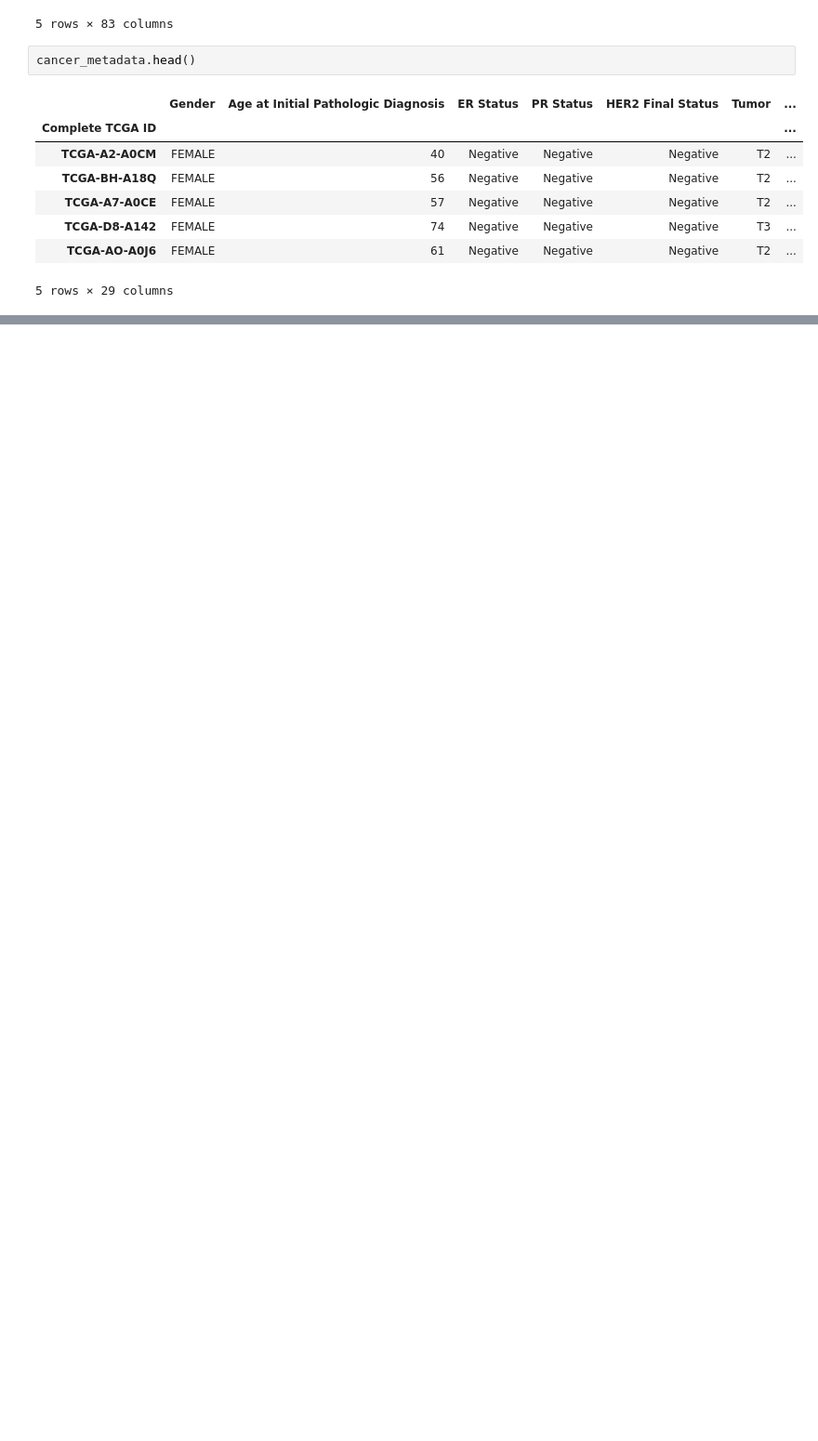
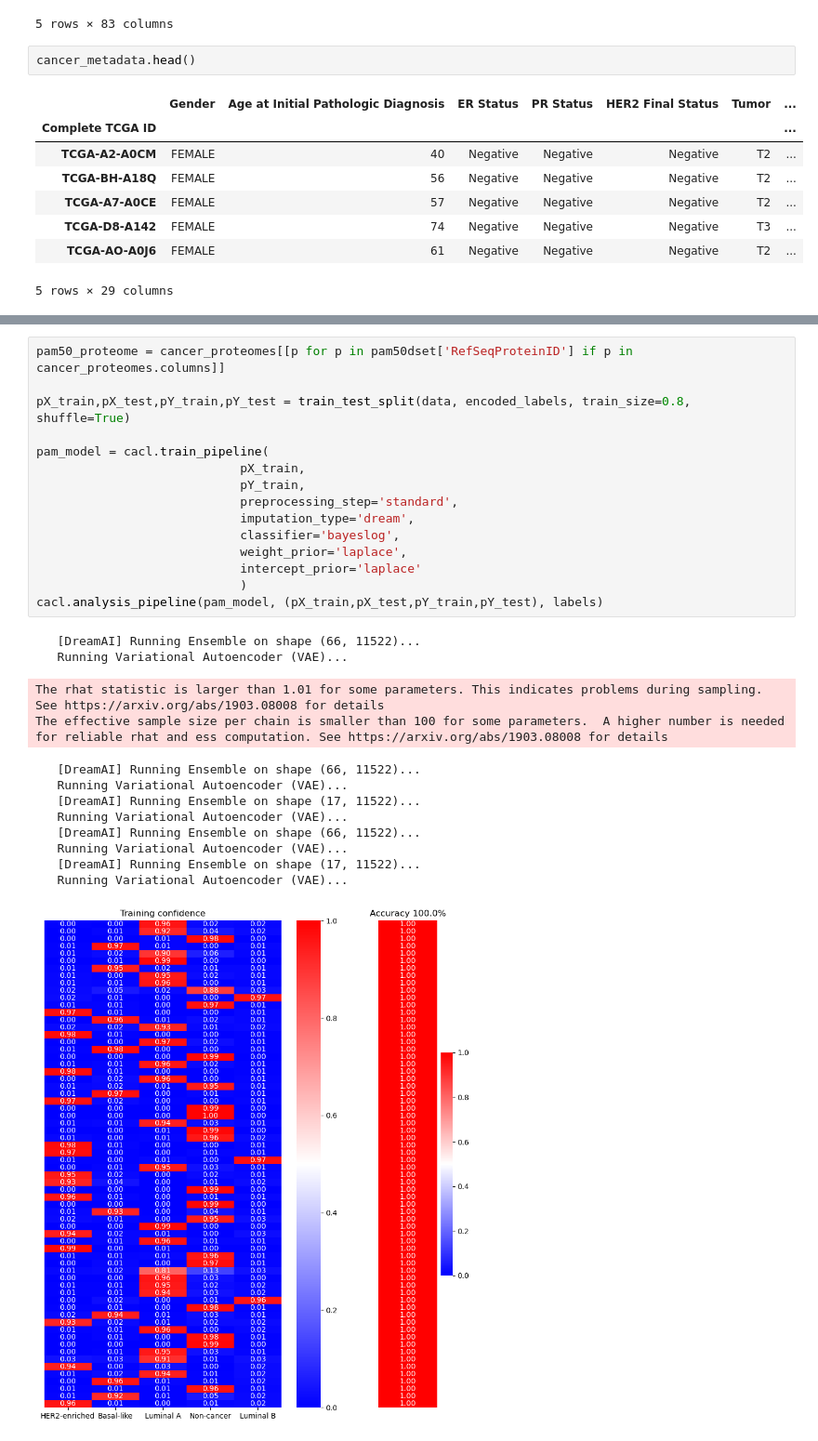
Before and after one commit to ArmandRathgeb/ML-Group-Project, a Jupyter notebook: sample.ipynb, the cells around one changed output, grey strips where cells are left out. Shown at 93% size. Cells and saved outputs as stored; diff of their text form; blank space fills up the shorter version.

```diff
--- a/sample.ipynb
+++ b/sample.ipynb
@@ -112,0 +118,29 @@ df_results = benchmark_methods(
+# %%
+pam50_proteome = cancer_proteomes[[p for p in pam50dset['RefSeqProteinID'] if p in cancer_proteomes.columns]]
+
+pX_train,pX_test,pY_train,pY_test = train_test_split(data, encoded_labels, train_size=0.8, shuffle=True)
+
+pam_model = cacl.train_pipeline(
+                            pX_train,
+                            pY_train,
+                            preprocessing_step='standard',
+                            imputation_type='dream',
+                            classifier='bayeslog',
+                            weight_prior='laplace',
+                            intercept_prior='laplace'
+                            )
+cacl.analysis_pipeline(pam_model, (pX_train,pX_test,pY_train,pY_test), labels)
+# %% [output]
+   [DreamAI] Running Ensemble on shape (66, 11522)...
+   Running Variational Autoencoder (VAE)...
+The rhat statistic is larger than 1.01 for some parameters. This indicates problems during sampling. See https://arxiv.org/abs/1903.08008 for details
+The effective sample size per chain is smaller than 100 for some parameters.  A higher number is needed for reliable rhat and ess computation. See https://arxiv.org/abs/1903.08008 for details
+   [DreamAI] Running Ensemble on shape (66, 11522)...
+   Running Variational Autoencoder (VAE)...
+   [DreamAI] Running Ensemble on shape (17, 11522)...
+   Running Variational Autoencoder (VAE)...
+   [DreamAI] Running Ensemble on shape (66, 11522)...
+   Running Variational Autoencoder (VAE)...
+   [DreamAI] Running Ensemble on shape (17, 11522)...
+   Running Variational Autoencoder (VAE)...
+[figure, added]
```
Also changed, not shown: parts of 11 cells of this notebook, 9 other files.
